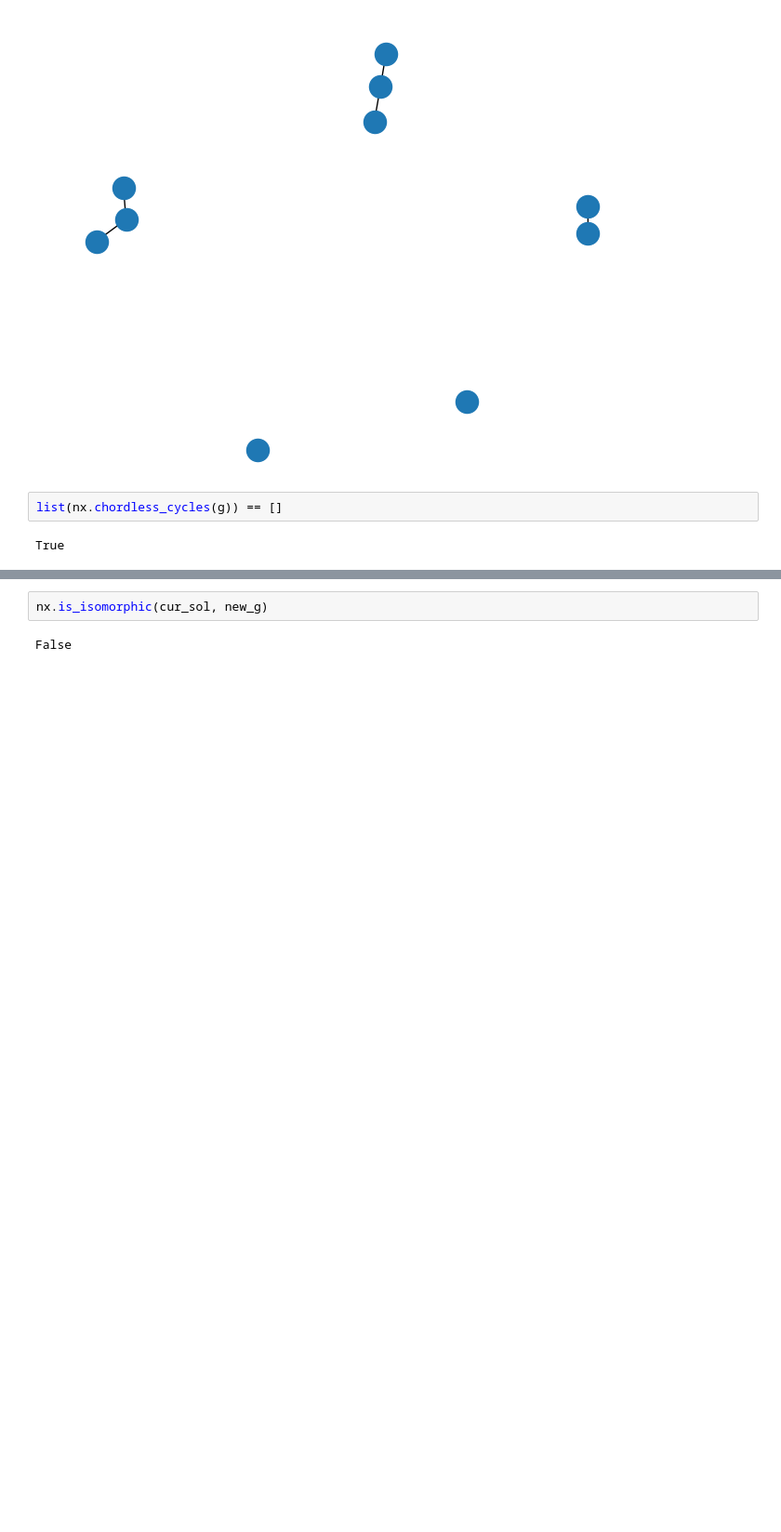
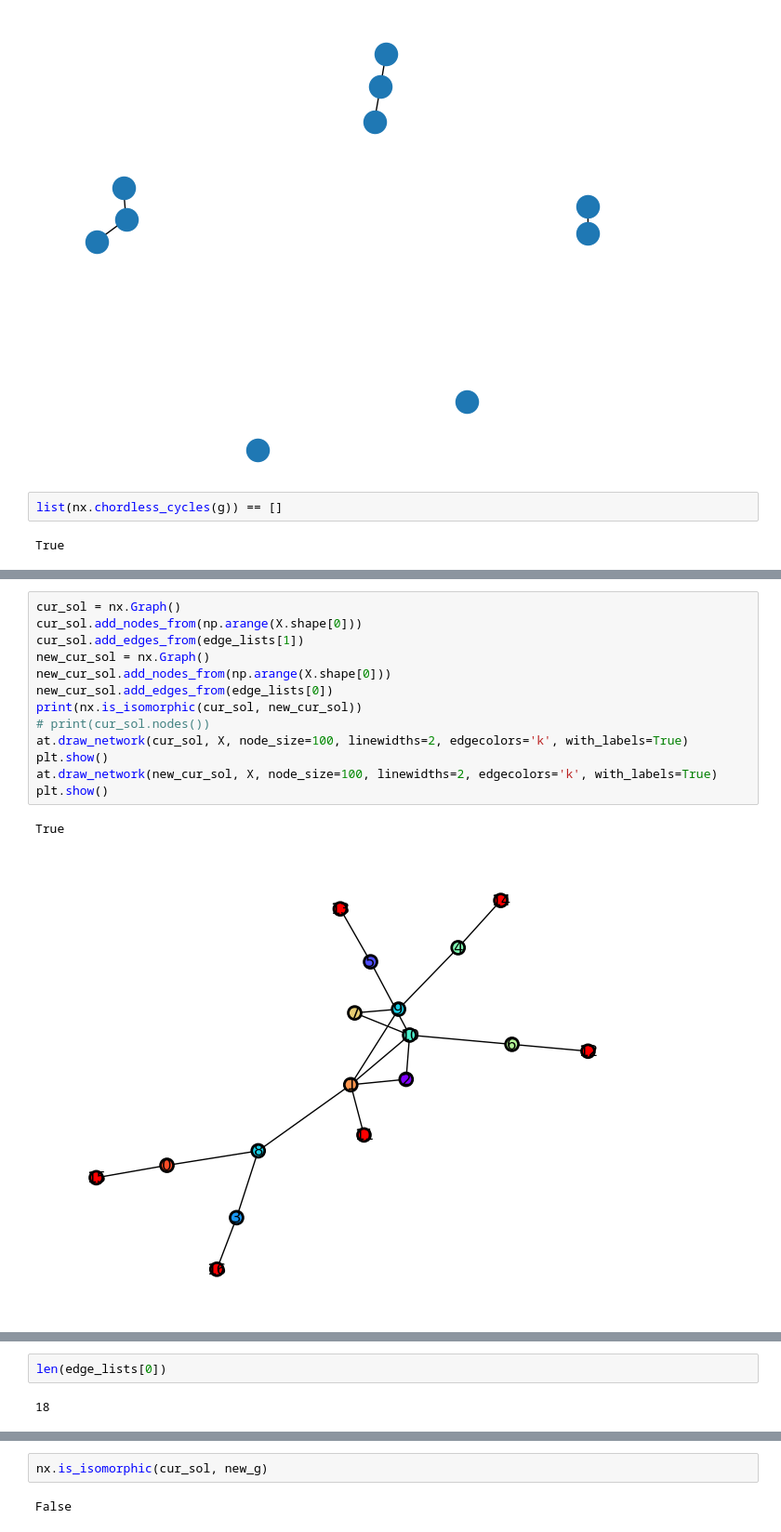
Before and after one commit to coryglover/NetDesign, a Jupyter notebook: notebooks/figs.ipynb, the cells around one changed output, grey strips where cells are left out. Shown at 93% size. Saved outputs shown, nothing was run; the diff lists cells and outputs as text; blank space fills up the shorter version.

```diff
--- a/notebooks/figs.ipynb
+++ b/notebooks/figs.ipynb
@@ -473,0 +511,16 @@ True
+# %%
+cur_sol = nx.Graph()
+cur_sol.add_nodes_from(np.arange(X.shape[0]))
+cur_sol.add_edges_from(edge_lists[1])
+new_cur_sol = nx.Graph()
+new_cur_sol.add_nodes_from(np.arange(X.shape[0]))
+new_cur_sol.add_edges_from(edge_lists[0])
+print(nx.is_isomorphic(cur_sol, new_cur_sol))
+# print(cur_sol.nodes())
+at.draw_network(cur_sol, X, node_size=100, linewidths=2, edgecolors='k', with_labels=True)
+plt.show()
+at.draw_network(new_cur_sol, X, node_size=100, linewidths=2, edgecolors='k', with_labels=True)
+plt.show()
+# %% [output]
+True
+[figure, added]
@@ -473,0 +528,4 @@ True
+# %%
+len(edge_lists[0])
+# %% [output]
+18
```
Also changed, not shown: parts of 28 cells of this notebook, 1 other file.
